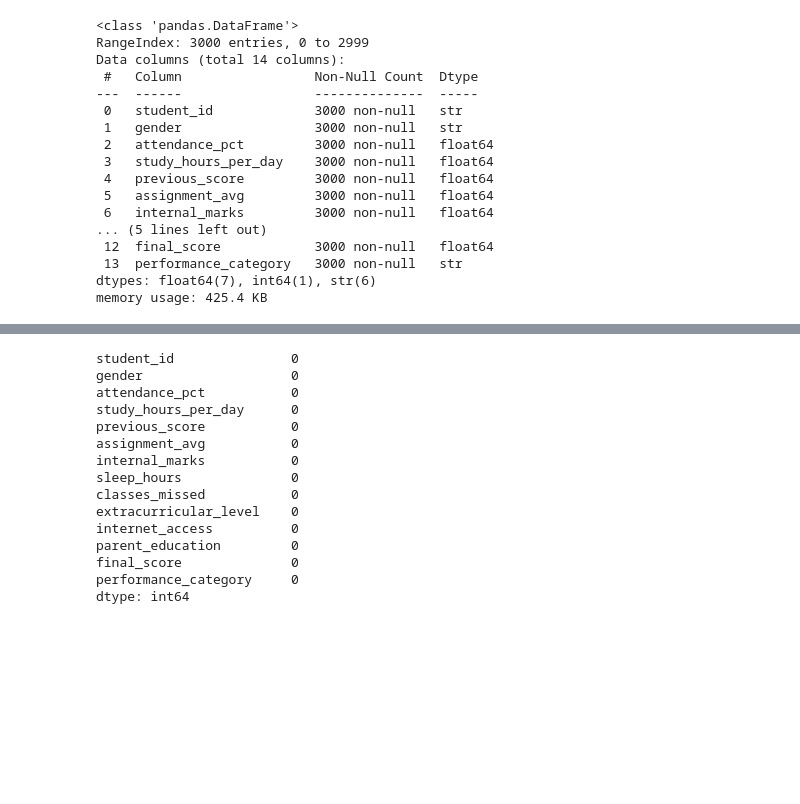
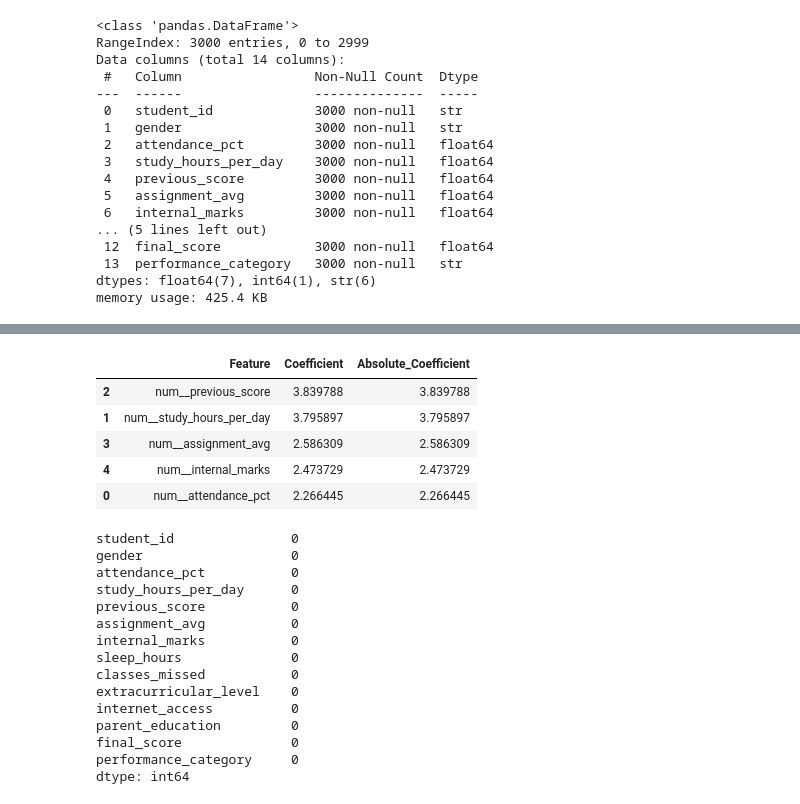
Before and after one commit to Alokkumar345/AI-Driven-Student-performance-prediction, a Jupyter notebook: prediction.ipynb, the cells around one changed output, grey strips where cells are left out. Cells and saved outputs as stored; diff of their text form; code cells hidden in the pictures; blank space fills up the shorter version.

```diff
--- a/prediction.ipynb
+++ b/prediction.ipynb
@@ -66,0 +113,20 @@ memory usage: 425.4 KB
+# %%
+# Get feature names after preprocessing
+feature_names = best_model.named_steps["preprocessor"].get_feature_names_out()
+
+# Get Ridge coefficients
+coefficients = best_model.named_steps["model"].coef_
+
+importance = pd.DataFrame({
+    "Feature": feature_names,
+    "Coefficient": coefficients
+})
+
+importance["Absolute_Coefficient"] = importance["Coefficient"].abs()
+
+importance = importance.sort_values(
+    "Absolute_Coefficient",
+    ascending=False
+)
+
+print(importance)
@@ -67,3 +153,12 @@ memory usage: 425.4 KB
+# %%
+importance.head()
+# %% [output]
+|  | Feature | Coefficient | Absolute_Coefficient |
+| 2 | num__previous_score | 3.839788 | 3.839788 |
+| 1 | num__study_hours_per_day | 3.795897 | 3.795897 |
+| 3 | num__assignment_avg | 2.586309 | 2.586309 |
+| 4 | num__internal_marks | 2.473729 | 2.473729 |
+| 0 | num__attendance_pct | 2.266445 | 2.266445 |
 # %%
 df.isnull().sum()
 # %% [output]
```
Also changed, not shown: parts of 5 cells of this notebook.
